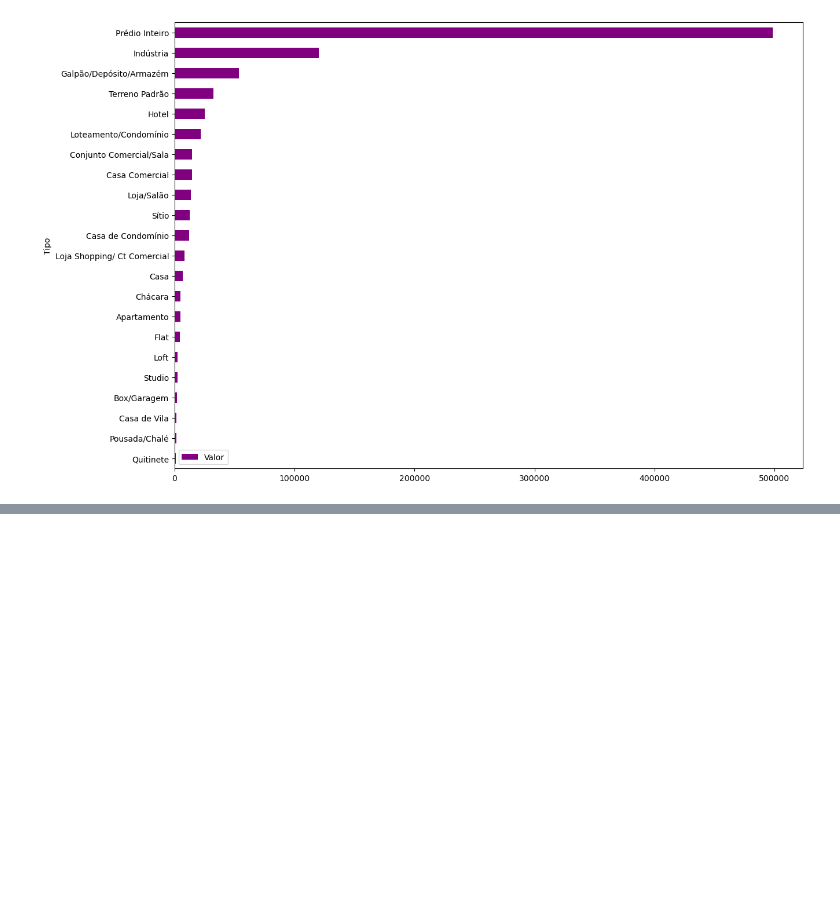
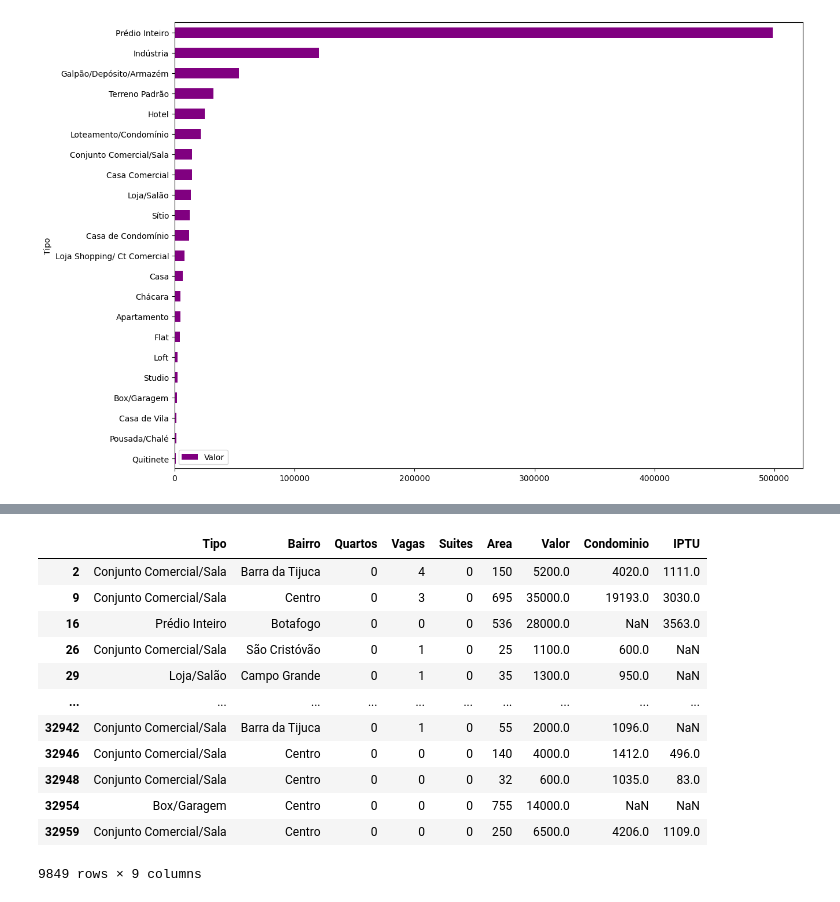
Before and after one commit to sindrade/Curso_Pandas, a Jupyter notebook: analise-exploratoria-de-dados.ipynb, the cells around one changed output, grey strips where cells are left out. Saved outputs shown, nothing was run; the diff lists cells and outputs as text; code cells hidden in the pictures; blank space fills up the shorter version.

```diff
--- a/analise-exploratoria-de-dados.ipynb
+++ b/analise-exploratoria-de-dados.ipynb
@@ -74,0 +95,16 @@ df_preco_tipo.plot(kind='barh', figsize=(14, 10), color='purple');
+# %%
+dados.query('@imoveis_comerciais in Tipo')
+# %% [output]
+|  | Tipo | Bairro | Quartos | Vagas | Suites | Area | Valor | Condominio | IPTU |
+| 2 | Conjunto Comercial/Sala | Barra da Tijuca | 0 | 4 | 0 | 150 | 5200.0 | 4020.0 | 1111.0 |
+| 9 | Conjunto Comercial/Sala | Centro | 0 | 3 | 0 | 695 | 35000.0 | 19193.0 | 3030.0 |
+| 16 | Prédio Inteiro | Botafogo | 0 | 0 | 0 | 536 | 28000.0 | NaN | 3563.0 |
+| 26 | Conjunto Comercial/Sala | São Cristóvão | 0 | 1 | 0 | 25 | 1100.0 | 600.0 | NaN |
+| 29 | Loja/Salão | Campo Grande | 0 | 1 | 0 | 35 | 1300.0 | 950.0 | NaN |
+| ... | ... | ... | ... | ... | ... | ... | ... | ... | ... |
+| 32942 | Conjunto Comercial/Sala | Barra da Tijuca | 0 | 1 | 0 | 55 | 2000.0 | 1096.0 | NaN |
+| 32946 | Conjunto Comercial/Sala | Centro | 0 | 0 | 0 | 140 | 4000.0 | 1412.0 | 496.0 |
+| 32948 | Conjunto Comercial/Sala | Centro | 0 | 0 | 0 | 32 | 600.0 | 1035.0 | 83.0 |
+| 32954 | Box/Garagem | Centro | 0 | 0 | 0 | 755 | 14000.0 | NaN | NaN |
+| 32959 | Conjunto Comercial/Sala | Centro | 0 | 0 | 0 | 250 | 6500.0 | 4206.0 | 1109.0 |
+9849 rows × 9 columns
```
Also changed, not shown: parts of 9 cells of this notebook.
